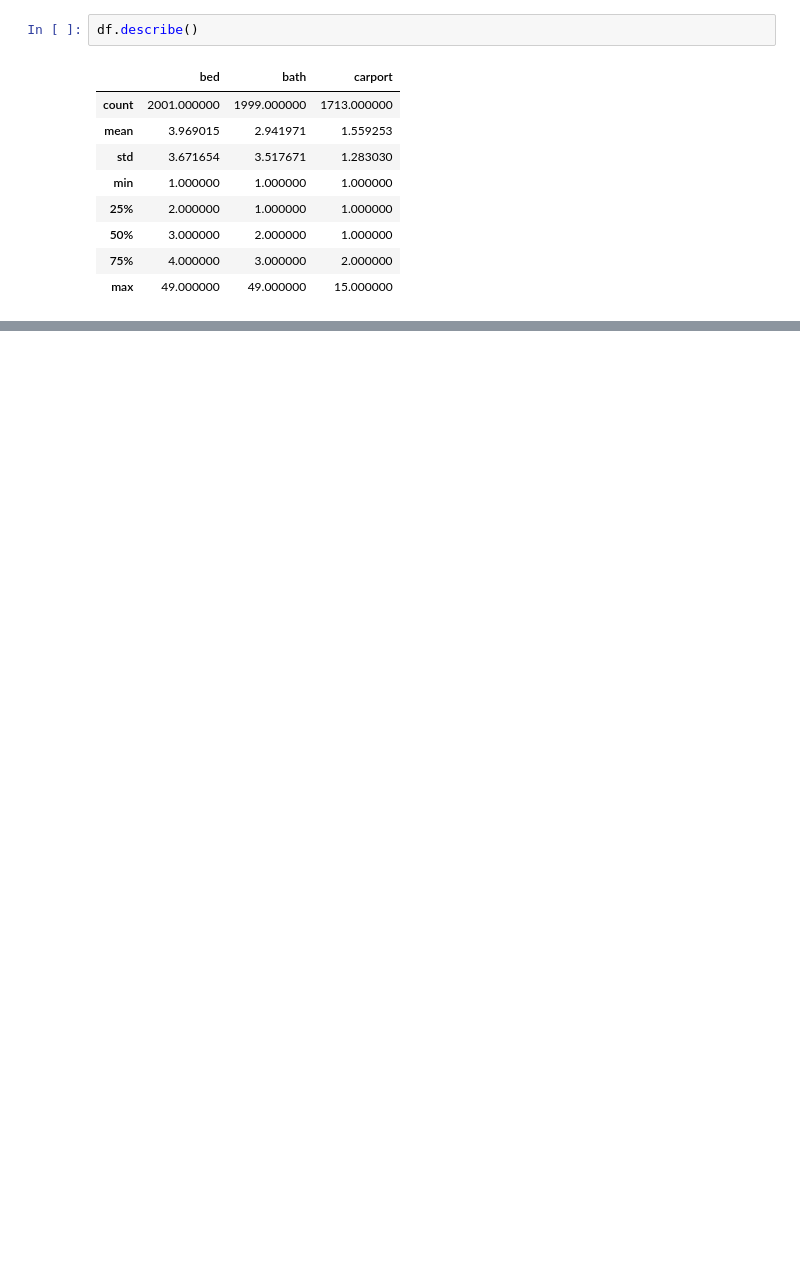
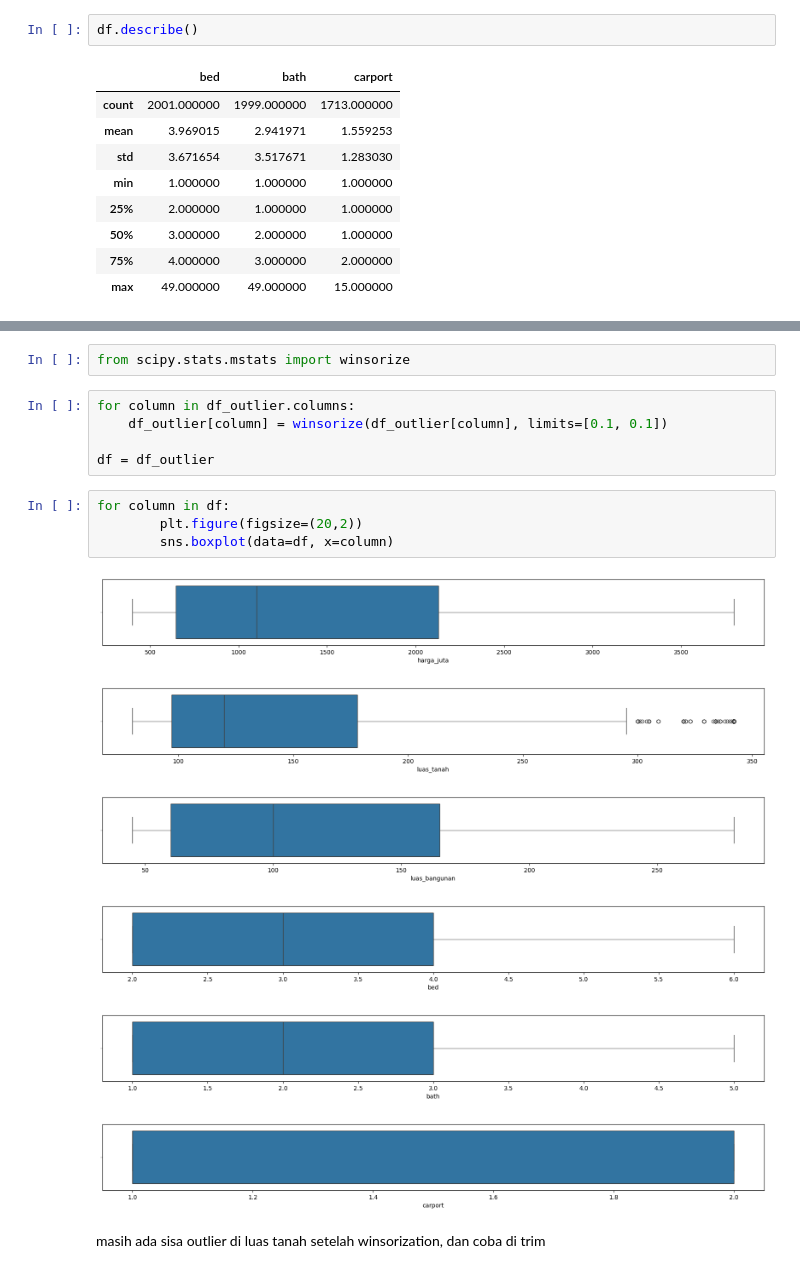
Before and after one commit to Cleign1/Porto_data-science, a Jupyter notebook: portofolio-crispdm.ipynb, the cells around one changed output, grey strips where cells are left out. Saved outputs shown, nothing was run; the diff lists cells and outputs as text; blank space fills up the shorter version.

```diff
--- a/portofolio-crispdm.ipynb
+++ b/portofolio-crispdm.ipynb
@@ -135,3 +408,23 @@ dari boxplot diatas bisa dikatakan bahwa ada outlier
+# %%
+from scipy.stats.mstats import winsorize
+# %%
+for column in df_outlier.columns:
+    df_outlier[column] = winsorize(df_outlier[column], limits=[0.1, 0.1])
+
+df = df_outlier
+# %%
+for column in df:
+        plt.figure(figsize=(20,2))
+        sns.boxplot(data=df, x=column)
+# %% [output]
+[figure, added]
+[figure, added]
+[figure, added]
+[figure, added]
+[figure, added]
+[figure, added]
+# %% [markdown]
+masih ada sisa outlier di luas tanah setelah winsorization, dan coba di trim
 # %%
 # membuat kuartil 1 dan 3, dengan mengeluarkan tipe data objek dan menunjuk kuantil 0.25 untuk Q1 dan kuantil 0.75 untuk Q3
 q1 = df.select_dtypes(exclude=['object']).quantile (0.25)
```
Also changed, not shown: parts of 87 cells of this notebook.
